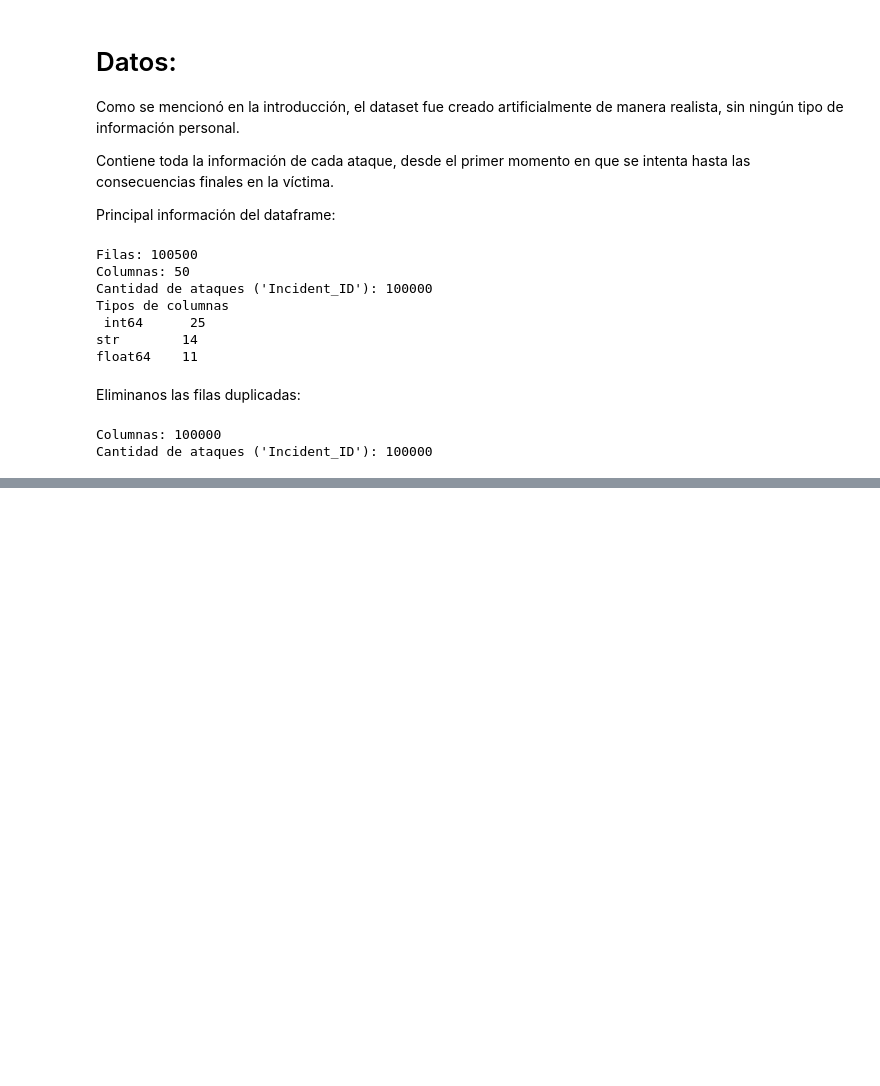
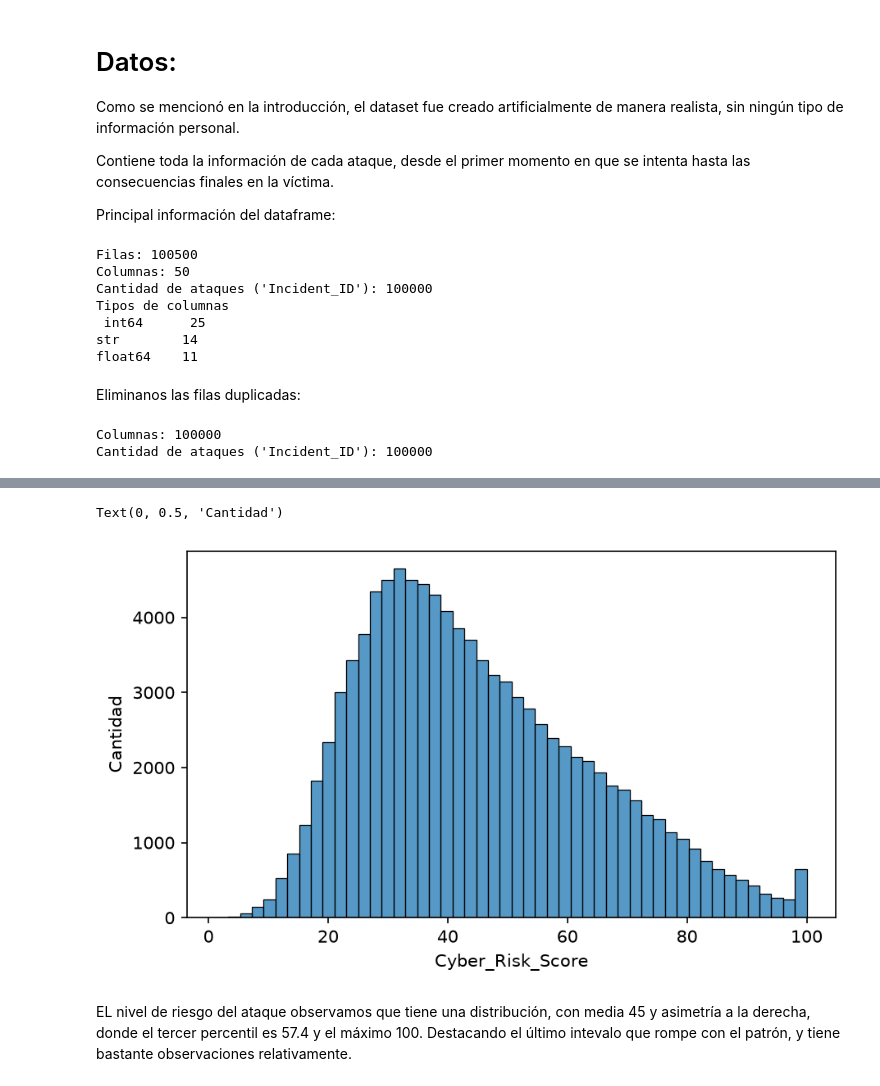
Before and after one commit to franconicolas38/proyecto-final-pycd, a Jupyter notebook: codigo_trabajo_final.ipynb, the cells around one changed output, grey strips where cells are left out. Drawn from its saved outputs; the diff is of its cells as text; code cells hidden in the pictures; blank space fills up the shorter version.

```diff
--- a/codigo_trabajo_final.ipynb
+++ b/codigo_trabajo_final.ipynb
@@ -69,0 +87,9 @@ Text(0, 0.5, 'Cantidad de ataques')
+# %%
+fig, ax = plt.subplots(figsize=(6, 3.5), layout="constrained")
+sns.histplot(data=df, x="Cyber_Risk_Score", ax=ax, fill = True, bins = 50)
+ax.set_ylabel("Cantidad")
+# %% [output]
+Text(0, 0.5, 'Cantidad')
+[figure, added]
+# %% [markdown]
+EL nivel de riesgo del ataque observamos que tiene una distribución, con media 45 y asimetría a la derecha, donde el tercer percentil es 57.4 y el máximo 100. Destacando el último intevalo que rompe con el patrón, y tiene bastante observaciones relativamente.
```
Also changed, not shown: parts of 5 cells of this notebook.
